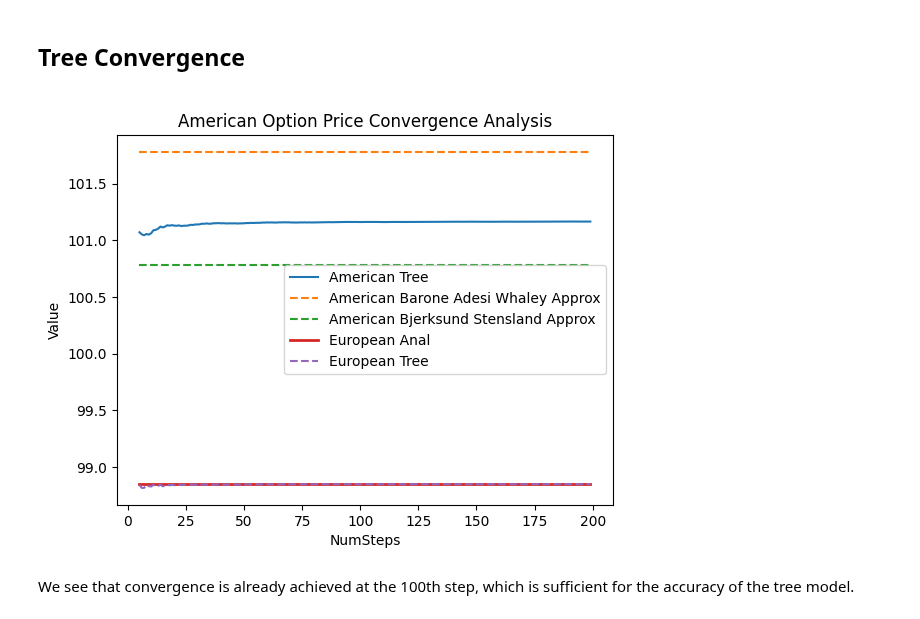
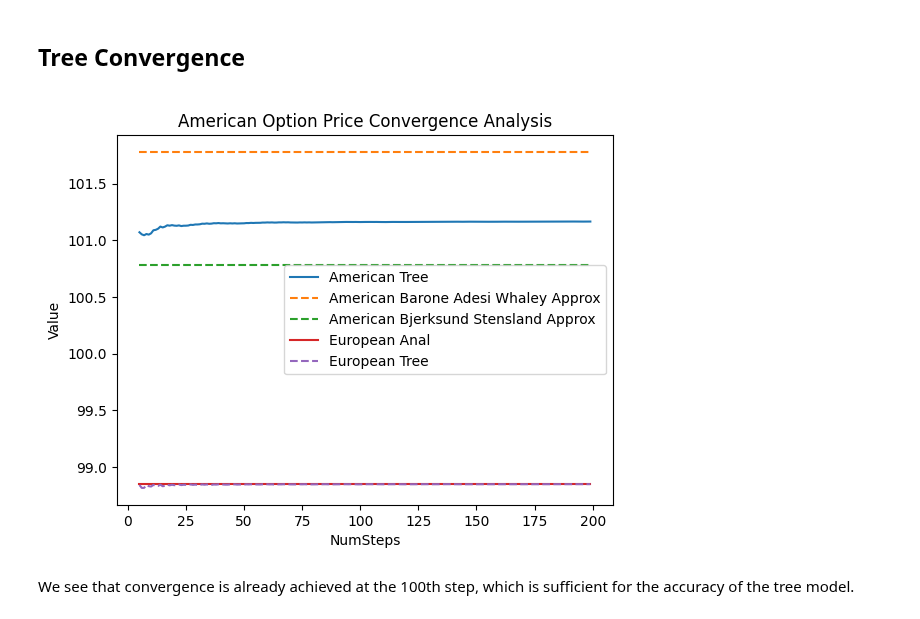
Before and after one commit to domokane/FinancePy, a Jupyter notebook: notebooks/products/equity/EQUITY_AMERICANOPTION_BJERKSUND_STENSLAND_APPROX.ipynb, the cells around one changed output. Drawn from its saved outputs; the diff is of its cells as text; code cells hidden in the pictures.

```diff
--- a/notebooks/products/equity/EQUITY_AMERICANOPTION_BJERKSUND_STENSLAND_APPROX.ipynb
+++ b/notebooks/products/equity/EQUITY_AMERICANOPTION_BJERKSUND_STENSLAND_APPROX.ipynb
@@ -209,15 +209,15 @@ for num_steps in num_steps_per_year:
 # %%
 plt.title("American Option Price Convergence Analysis")
 plt.plot(num_steps_per_year, amTreeValue, label="American Tree")
 plt.plot(num_steps_per_year, amBAWValue, label="American Barone Adesi Whaley Approx", linestyle="dashed")
 plt.plot(num_steps_per_year, amBJSValue, label="American Bjerksund Stensland Approx", linestyle="dashed")
-plt.plot(num_steps_per_year, euAnalValue, label="European Anal", lw =2)
+plt.plot(num_steps_per_year, euAnalValue, label="European Anal")
 plt.plot(num_steps_per_year, euTreeValue, label="European Tree", linestyle="dashed")
 plt.xlabel("NumSteps")
 plt.ylabel("Value")
 plt.legend();
 # %% [output]
-[figure, old version]
+[figure, new version]
 # %% [markdown]
  We see that convergence is already achieved at the 100th step, which is sufficient for the accuracy of the tree model.
 # %% [markdown]
```
Also changed, not shown: parts of 2 cells of this notebook.
